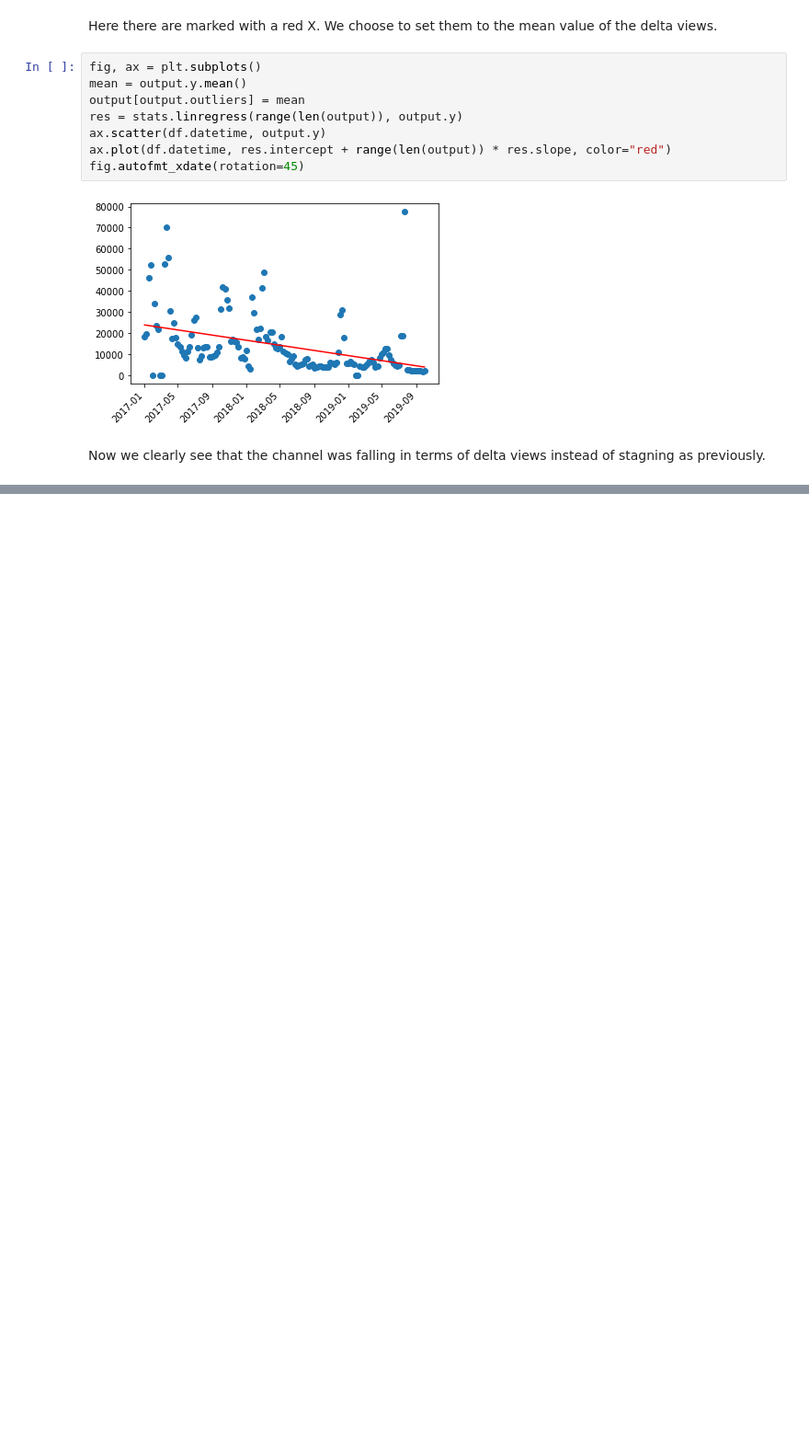
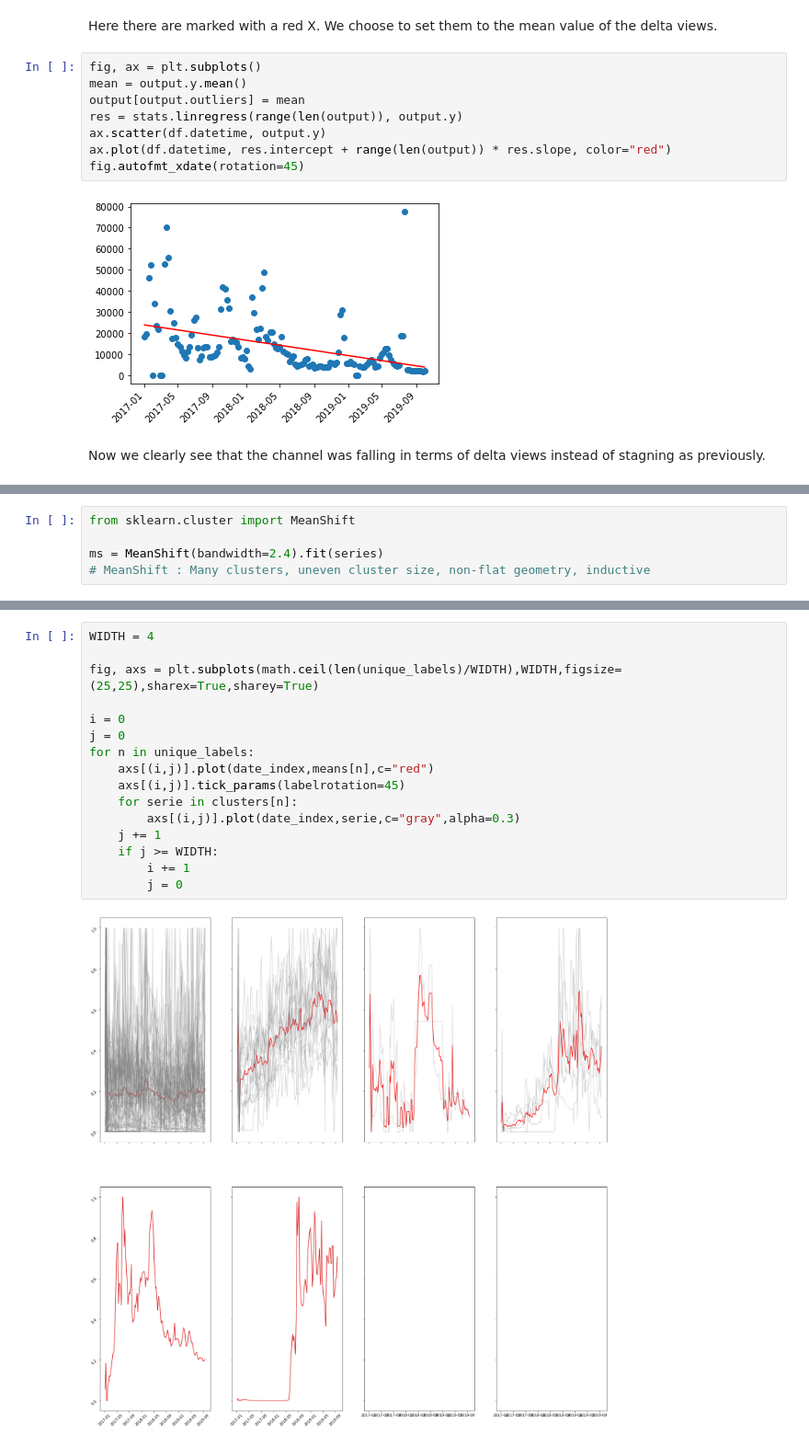
Before and after one commit to epfl-ada/ada-2022-project-pinacolada, a Jupyter notebook: notebook.ipynb, the cells around one changed output, grey strips where cells are left out. Shown at 92% size. Saved outputs shown, nothing was run; the diff lists cells and outputs as text; blank space fills up the shorter version.

```diff
--- a/notebook.ipynb
+++ b/notebook.ipynb
@@ -363,0 +538,5 @@ Now we clearly see that the channel was falling in terms of delta views instead
+# %%
+from sklearn.cluster import MeanShift
+
+ms = MeanShift(bandwidth=2.4).fit(series)
+# MeanShift : Many clusters, uneven cluster size, non-flat geometry, inductive
@@ -363,0 +564,18 @@ Now we clearly see that the channel was falling in terms of delta views instead
+# %%
+WIDTH = 4
+
+fig, axs = plt.subplots(math.ceil(len(unique_labels)/WIDTH),WIDTH,figsize=(25,25),sharex=True,sharey=True)
+
+i = 0
+j = 0
+for n in unique_labels:
+    axs[(i,j)].plot(date_index,means[n],c="red")
+    axs[(i,j)].tick_params(labelrotation=45)
+    for serie in clusters[n]:
+        axs[(i,j)].plot(date_index,serie,c="gray",alpha=0.3)
+    j += 1
+    if j >= WIDTH:
+        i += 1
+        j = 0
+# %% [output]
+[figure, added]
```
Also changed, not shown: parts of 26 cells of this notebook.
